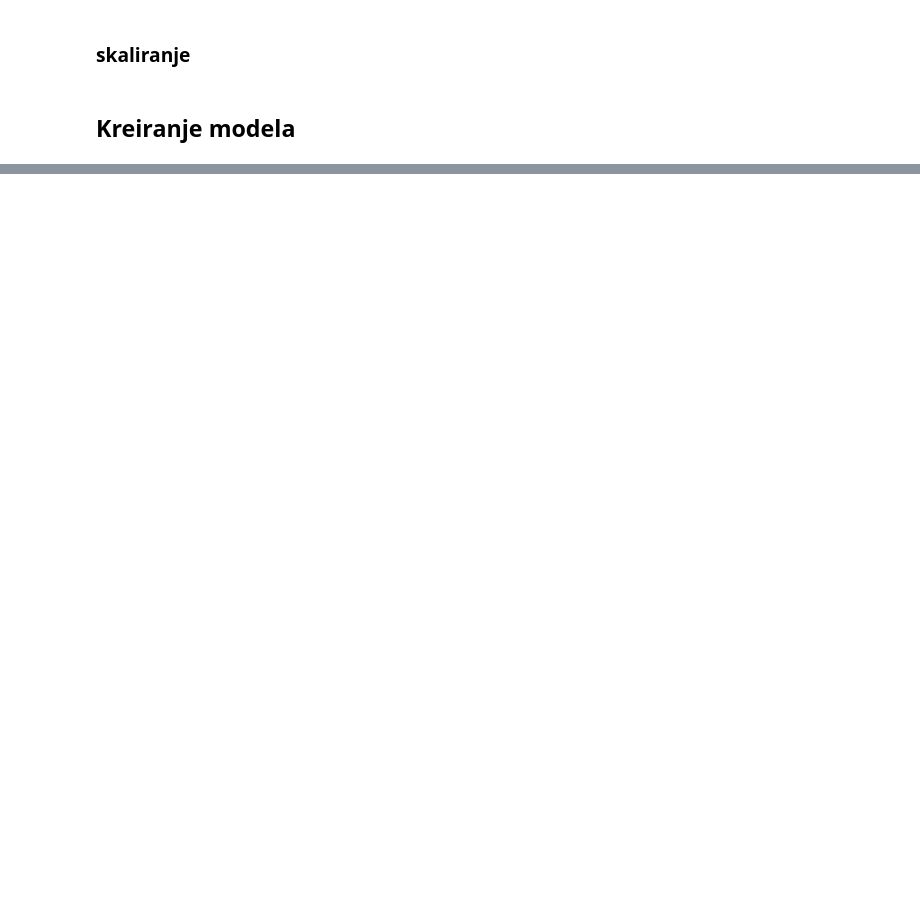
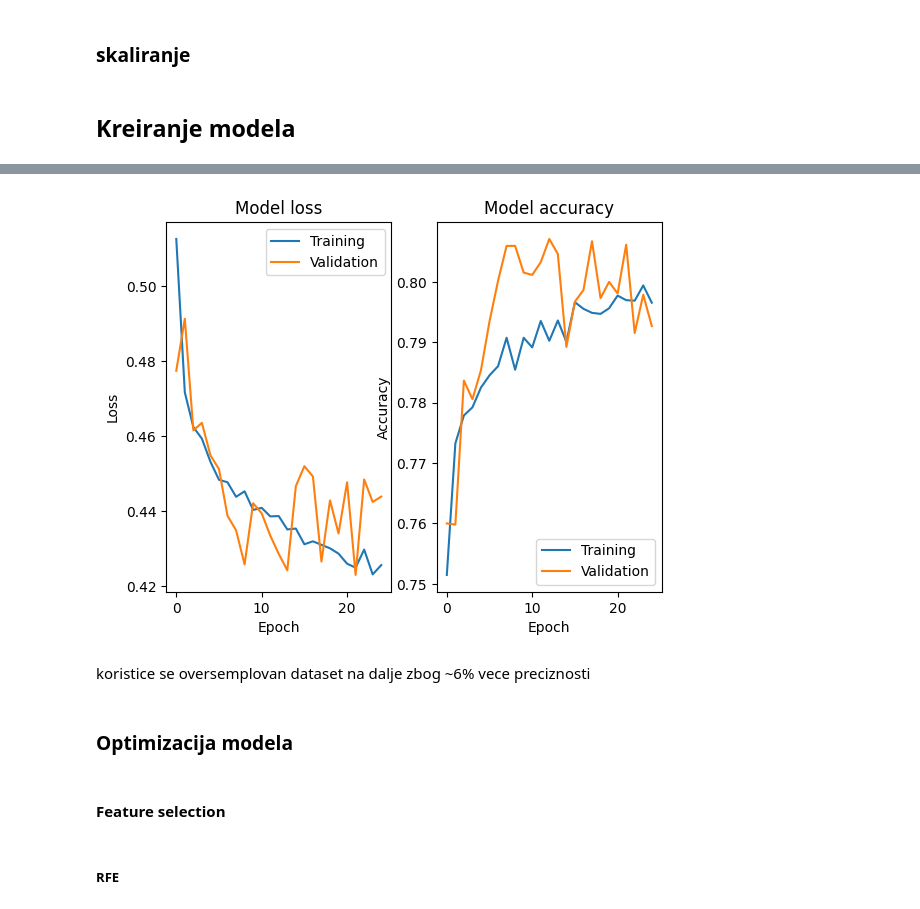
Before and after one commit to umilic16/ML_3, a Jupyter notebook: main.ipynb, the cells around one changed output, grey strips where cells are left out. Drawn from its saved outputs; the diff is of its cells as text; code cells hidden in the pictures; blank space fills up the shorter version.

```diff
--- a/main.ipynb
+++ b/main.ipynb
@@ -598,0 +512,20 @@ plt.show()
+# %%
+model_und = Sequential()
+
+model_und.add(Dense(units=128, input_shape=(X_train_std2.shape[1], ), activation='relu'))
+model_und.add(Dropout(0.2))
+model_und.add(Dense(units=64, activation='relu'))
+model_und.add(Dropout(0.2))
+model_und.add(Dense(units=32, activation='relu'))
+model_und.add(Dropout(0.2))
+model_und.add(Dense(units=1, activation = 'sigmoid'))
+
+model_und.compile(optimizer="adam", loss="binary_crossentropy", metrics=["acc"])
+hist2 = model_und.fit(
+    X_train_std2,
+    y_train_bal2,
+    epochs=25,
+    batch_size=32,
+    validation_data=(X_test_std, y_test),
+    verbose=1,
+)
@@ -598,0 +550,26 @@ plt.show()
+# %%
+plt.subplot(1, 2, 1)
+plt.plot(hist2.history["loss"])
+plt.plot(hist2.history["val_loss"])
+plt.title("Model loss")
+plt.ylabel("Loss")
+plt.xlabel("Epoch")
+plt.legend(["Training", "Validation"], loc="upper right")
+plt.subplot(1, 2, 2)
+plt.plot(hist2.history["acc"])
+plt.plot(hist2.history["val_acc"])
+plt.title("Model accuracy")
+plt.ylabel("Accuracy")
+plt.xlabel("Epoch")
+plt.legend(["Training", "Validation"], loc="lower right")
+plt.show()
+# %% [output]
+[figure, added]
+# %% [markdown]
+koristice se oversemplovan dataset na dalje zbog ~6% vece preciznosti
+# %% [markdown]
+### Optimizacija modela
+# %% [markdown]
+#### Feature selection
+# %% [markdown]
+##### RFE
```
Also changed, not shown: parts of 103 cells of this notebook, 1 other file.
